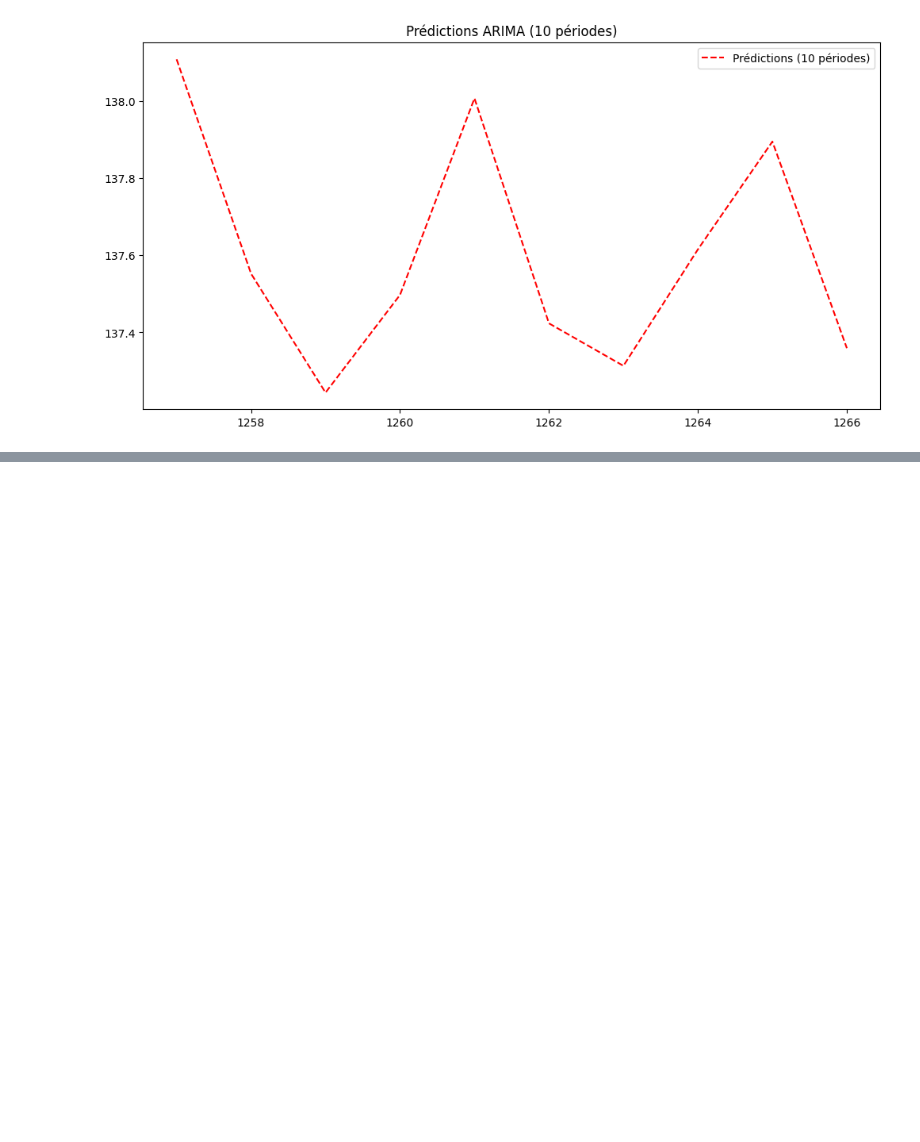
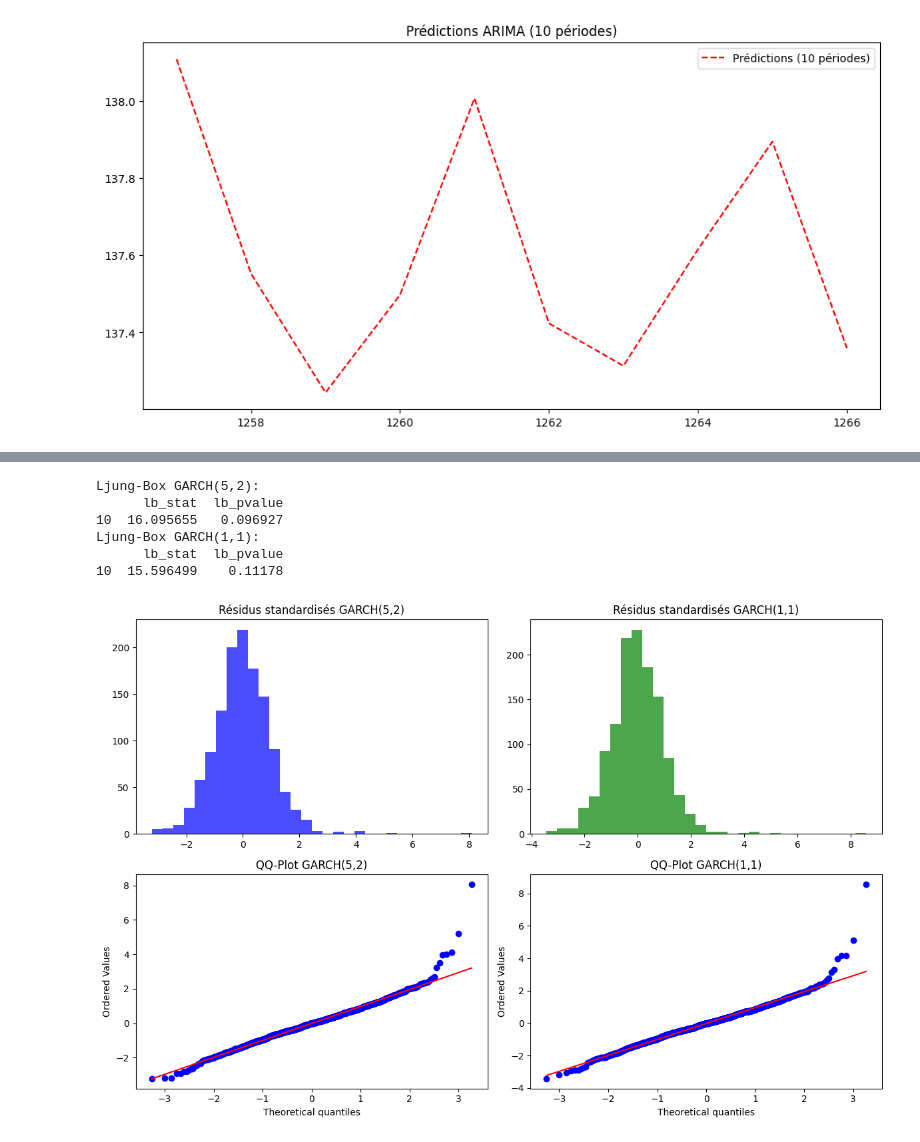
Before and after one commit to ValdesFeudjio/stock_price_prediction, a Jupyter notebook: mon_code.ipynb, the cells around one changed output, grey strips where cells are left out. Cells and saved outputs as stored; diff of their text form; code cells hidden in the pictures; blank space fills up the shorter version.

```diff
--- a/mon_code.ipynb
+++ b/mon_code.ipynb
@@ -313,0 +440,62 @@ plt.show()
+# %%
+
+from statsmodels.stats.diagnostic import acorr_ljungbox
+import scipy.stats as stats
+
+# Ajuster le modèle GARCH(5,2)
+garch_model_52 = arch_model(nvidia_returns['NVDA'], vol='Garch', p=5, q=2)
+garch_fit_52 = garch_model_52.fit(disp="off")
+
+# Ajuster le modèle GARCH(1,1)
+garch_model_11 = arch_model(nvidia_returns['NVDA'], vol='Garch', p=1, q=1)
+garch_fit_11 = garch_model_11.fit(disp="off")
+
+# Résidus standardisés pour GARCH(5,2)
+res_52 = garch_fit_52.resid / garch_fit_52.conditional_volatility
+
+# Test de Ljung-Box pour GARCH(5,2)
+lb_52 = acorr_ljungbox(res_52, lags=[10], return_df=True)
+print("Ljung-Box GARCH(5,2):")
+print(lb_52)
+
+# Résidus standardisés pour GARCH(1,1)
+res_11 = garch_fit_11.resid / garch_fit_11.conditional_volatility
+
+# Test de Ljung-Box pour GARCH(1,1)
+lb_11 = acorr_ljungbox(res_11, lags=[10], return_df=True)
+print("Ljung-Box GARCH(1,1):")
+print(lb_11)
+
+# Visualisation des résidus et des tests de normalité
+plt.figure(figsize=(12, 8))
+
+# Histogramme des résidus pour GARCH(5,2)
+plt.subplot(2, 2, 1)
+plt.hist(res_52, bins=30, color='blue', alpha=0.7)
+plt.title("Résidus standardisés GARCH(5,2)")
+
+# Histogramme des résidus pour GARCH(1,1)
+plt.subplot(2, 2, 2)
+plt.hist(res_11, bins=30, color='green', alpha=0.7)
+plt.title("Résidus standardisés GARCH(1,1)")
+
+# QQ-Plot pour GARCH(5,2)
+plt.subplot(2, 2, 3)
+stats.probplot(res_52, dist="norm", plot=plt)
+plt.title("QQ-Plot GARCH(5,2)")
+
+# QQ-Plot pour GARCH(1,1)
+plt.subplot(2, 2, 4)
+stats.probplot(res_11, dist="norm", plot=plt)
+plt.title("QQ-Plot GARCH(1,1)")
+
+plt.tight_layout()
+plt.show()
+# %% [output]
+Ljung-Box GARCH(5,2):
+      lb_stat  lb_pvalue
+10  16.095655   0.096927
+Ljung-Box GARCH(1,1):
+      lb_stat  lb_pvalue
+10  15.596499    0.11178
+[figure, added]
```
Also changed, not shown: parts of 9 cells of this notebook.
